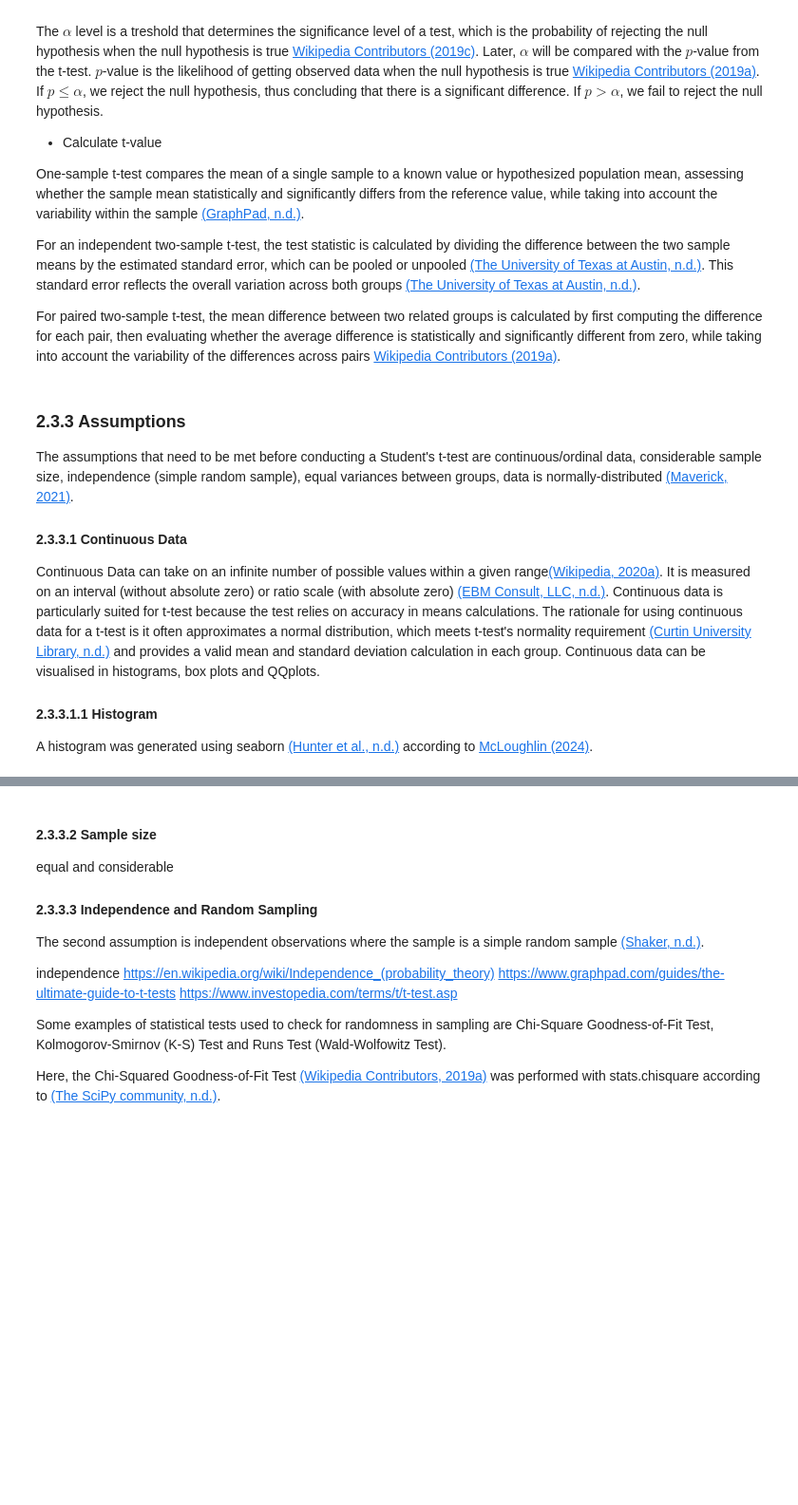
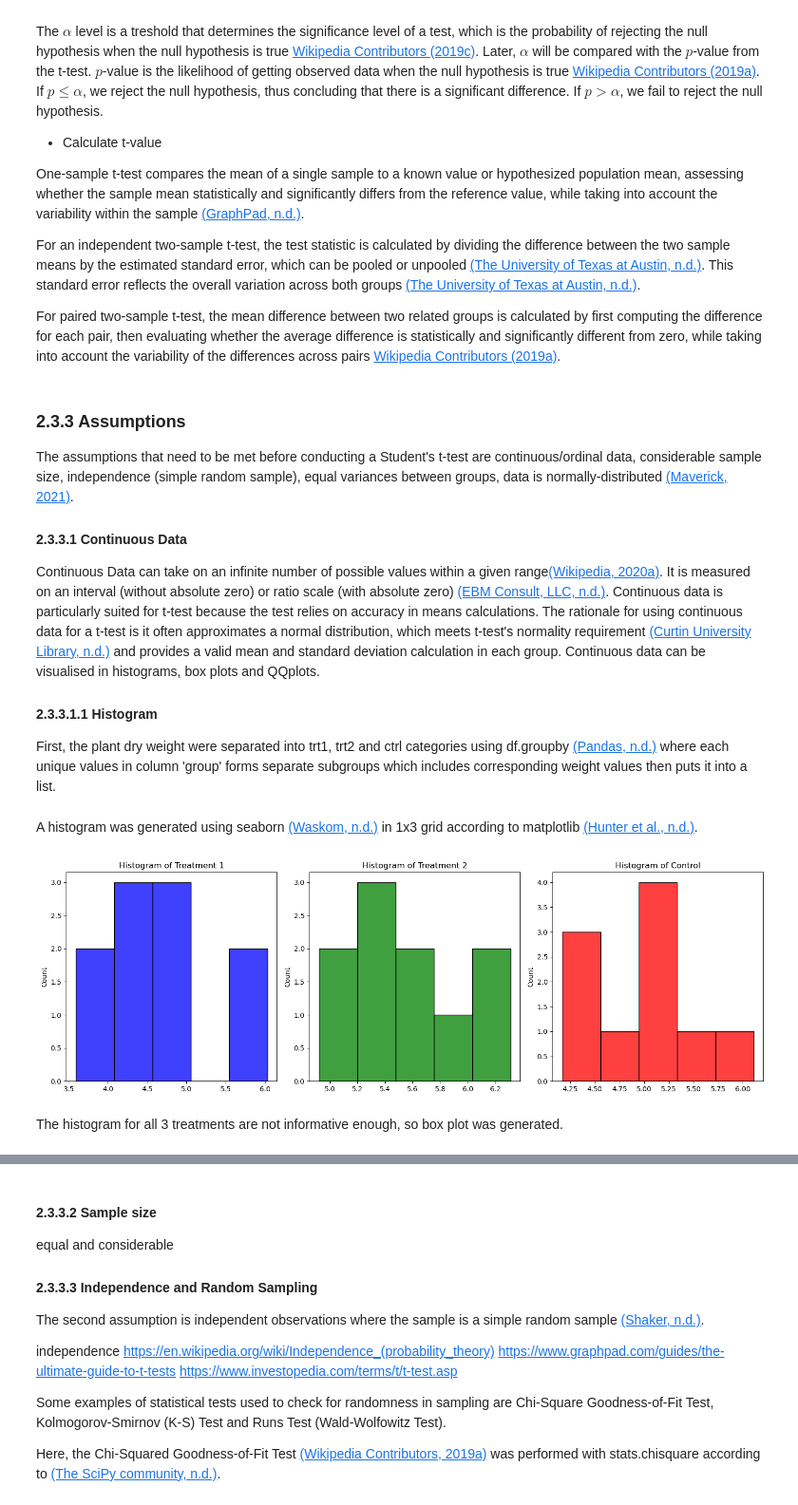
Before and after one commit to nurbujang/asappstatw24, a Jupyter notebook: project.ipynb, the cells around one changed output, grey strips where cells are left out. Shown at 95% size. Drawn from its saved outputs; the diff is of its cells as text; code cells hidden in the pictures; blank space fills up the shorter version.

Commit message:
histogram, need to fix box plot

```diff
--- a/project.ipynb
+++ b/project.ipynb
@@ -211,4 +211,4 @@ Continuous Data can take on an infinite number of possible values within a given
 
 #### 2.3.3.1.1 Histogram
 
-A histogram was generated using seaborn [(Hunter et al., n.d.)](https://matplotlib.org/stable/api/_as_gen/matplotlib.pyplot.hist.html) according to <a href="https://github.com/ianmcloughlin/2425_applied_statistics">McLoughlin (2024)</a>.
+First, the plant dry weight were separated into trt1, trt2 and ctrl categories using df.groupby <a href="https://pandas.pydata.org/docs/reference/api/pandas.DataFrame.groupby.html">(Pandas, n.d.)</a> where each unique values in column 'group' forms separate subgroups which includes corresponding weight values then puts it into a list.
@@ -216,0 +222,2 @@ A histogram was generated using seaborn [(Hunter et al., n.d.)](https://matplotl
+# %% [markdown]
+A histogram was generated using seaborn [(Waskom, n.d.)](https://seaborn.pydata.org/generated/seaborn.histplot.html) in 1x3 grid according to matplotlib [(Hunter et al., n.d.)](https://matplotlib.org/stable/api/_as_gen/matplotlib.pyplot.subplots.html).
@@ -217,3 +229,23 @@ A histogram was generated using seaborn [(Hunter et al., n.d.)](https://matplotl
+# %%
+# Generate histogram for trt1, trt2 and ctrl
+
+fig, axes = plt.subplots(1, 3, figsize=(15, 5))  # 1 row x 3 columns grid
+
+sns.histplot(trt1w, bins=5, color='blue', ax=axes[0])
+axes[0].set_title('Histogram of Treatment 1')
+
+sns.histplot(trt2w, bins=5, color='green', ax=axes[1])
+axes[1].set_title('Histogram of Treatment 2')
+
+sns.histplot(ctrlw, bins=5, color='red', ax=axes[2])
+axes[2].set_title('Histogram of Control')
+
+plt.tight_layout()
+plt.show();
+# %% [output]
+[figure, added]
+# %% [markdown]
+The histogram for all 3 treatments are not informative enough, so box plot was generated.
 # %% [markdown]
 #### 2.3.3.1.2 Box Plot
 
```
Also changed, not shown: parts of 19 cells of this notebook.
